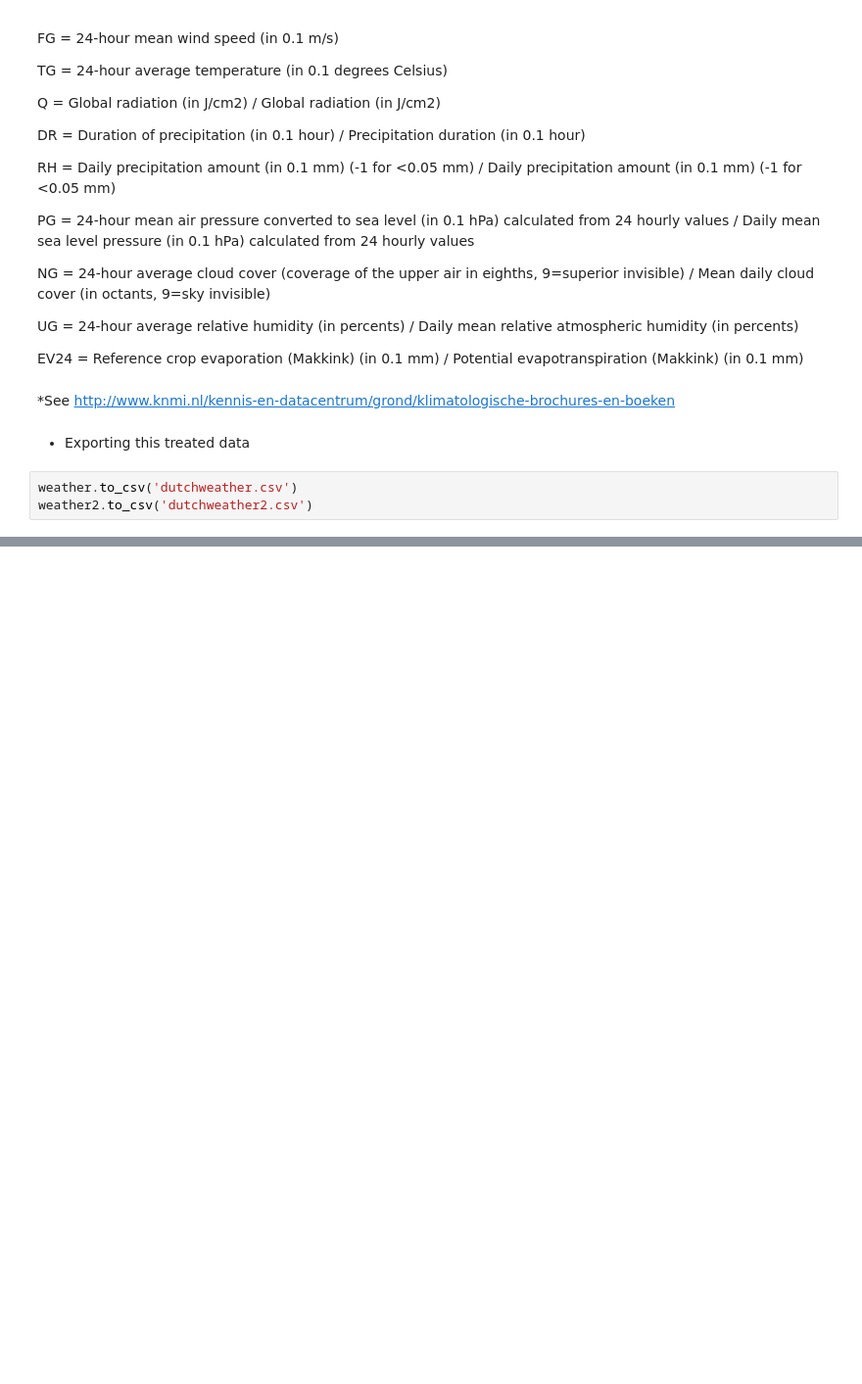
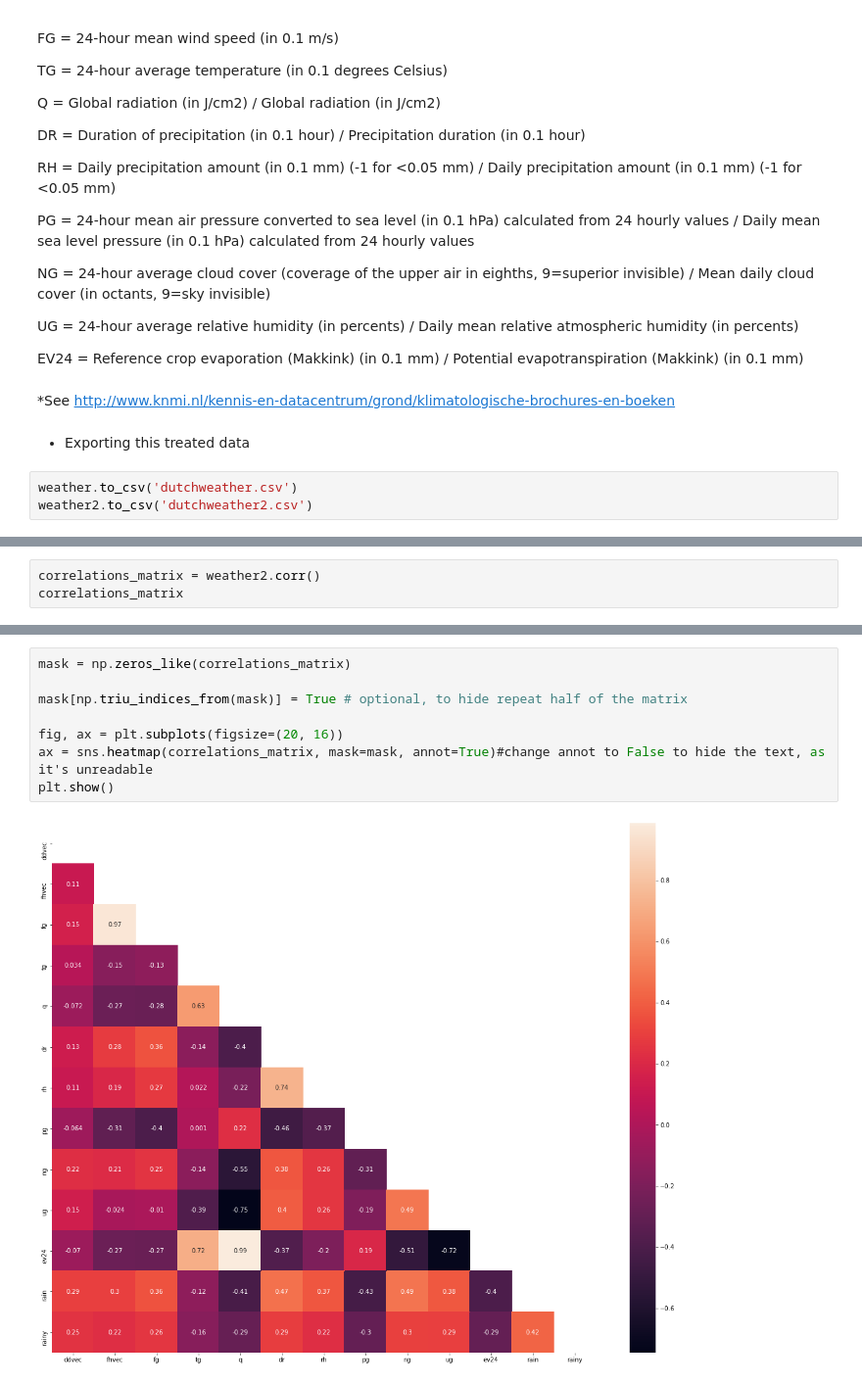
Before and after one commit to ClauCarloni/data_final_project, a Jupyter notebook: dutch_weather.ipynb, the cells around one changed output, grey strips where cells are left out. Shown at 98% size. Drawn from its saved outputs; the diff is of its cells as text; blank space fills up the shorter version.

```diff
--- a/dutch_weather.ipynb
+++ b/dutch_weather.ipynb
@@ -574,0 +577,3 @@ weather2.to_csv('dutchweather2.csv')
+# %%
+correlations_matrix = weather2.corr()
+correlations_matrix
@@ -574,0 +595,10 @@ weather2.to_csv('dutchweather2.csv')
+# %%
+mask = np.zeros_like(correlations_matrix)
+
+mask[np.triu_indices_from(mask)] = True # optional, to hide repeat half of the matrix
+
+fig, ax = plt.subplots(figsize=(20, 16))
+ax = sns.heatmap(correlations_matrix, mask=mask, annot=True)#change annot to False to hide the text, as it's unreadable
+plt.show()
+# %% [output]
+[figure, added]
```
Also changed, not shown: parts of 3 cells of this notebook, 1 other file.
